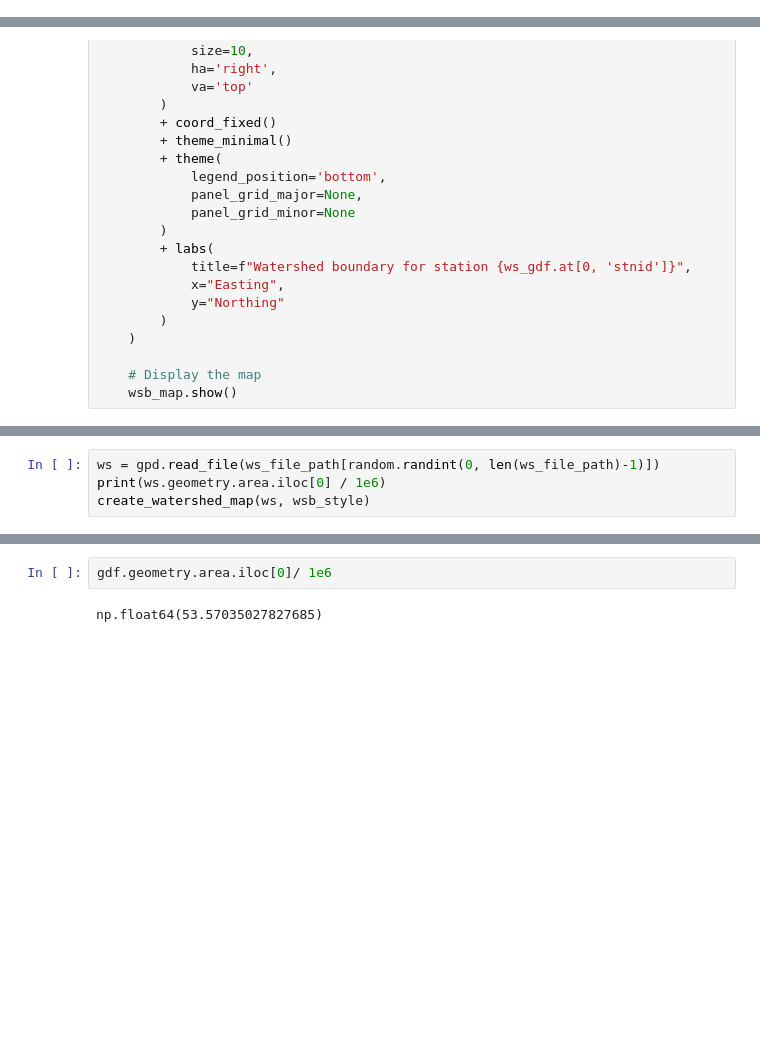
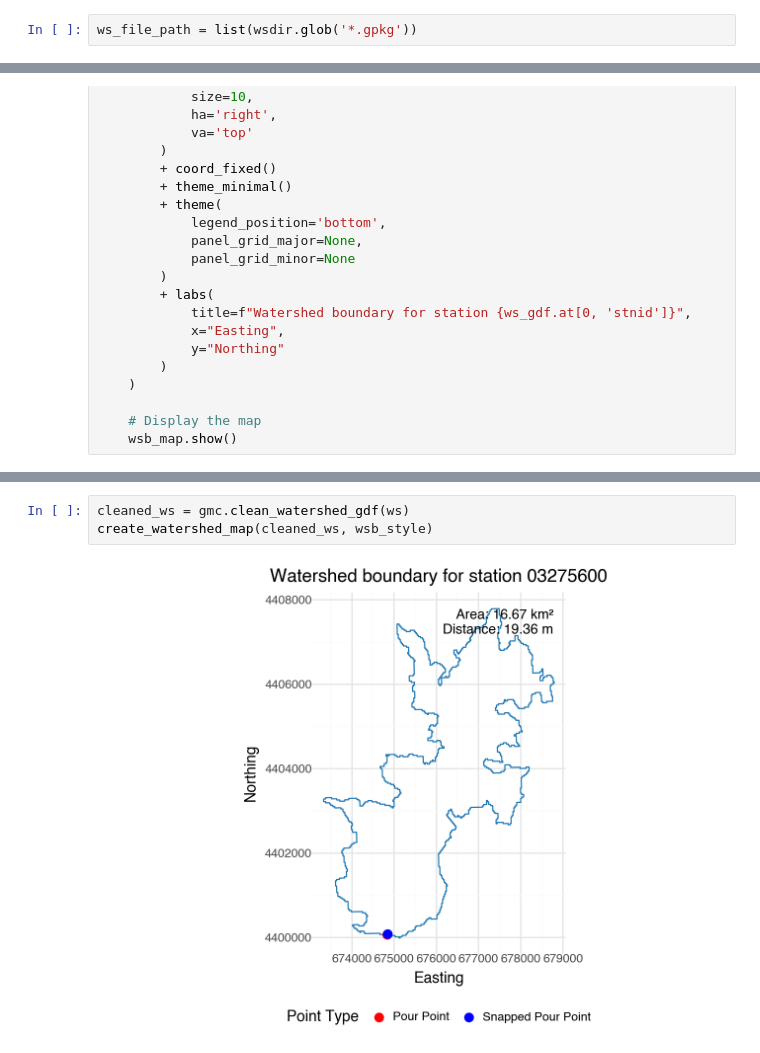
Before and after one commit to vpalvesalan/ML-ModClark-IUH-Model, a Jupyter notebook: notebooks/preprocessing/9_geomorphological_characteristics.ipynb, the cells around one changed output, grey strips where cells are left out. Drawn from its saved outputs; the diff is of its cells as text; blank space fills up the shorter version.

```diff
--- a/notebooks/preprocessing/9_geomorphological_characteristics.ipynb
+++ b/notebooks/preprocessing/9_geomorphological_characteristics.ipynb
@@ -259,3 +290,5 @@ Before proceeding to computing geomorphological characteristics, a cleaning proc
+# %%
+ws_file_path = list(wsdir.glob('*.gpkg'))
 # %%
 # Load style configuration for maps
 map_style_path = project_root_path / 'config' / 'map_style.json'
@@ -339,4 +371,0 @@ create_watershed_map(ws, wsb_style)
-# %%
-ws = gpd.read_file(ws_file_path[random.randint(0, len(ws_file_path)-1)])
-print(ws.geometry.area.iloc[0] / 1e6)
-create_watershed_map(ws, wsb_style)
@@ -395,4 +372,5 @@ def clean_watershed_gdf(gdf, keep_all_parts=False):
 # %%
-gdf.geometry.area.iloc[0]/ 1e6
+cleaned_ws = gmc.clean_watershed_gdf(ws)
+create_watershed_map(cleaned_ws, wsb_style)
 # %% [output]
-np.float64(53.57035027827685)
+[figure, added]
```
Also changed, not shown: parts of 37 cells of this notebook.
